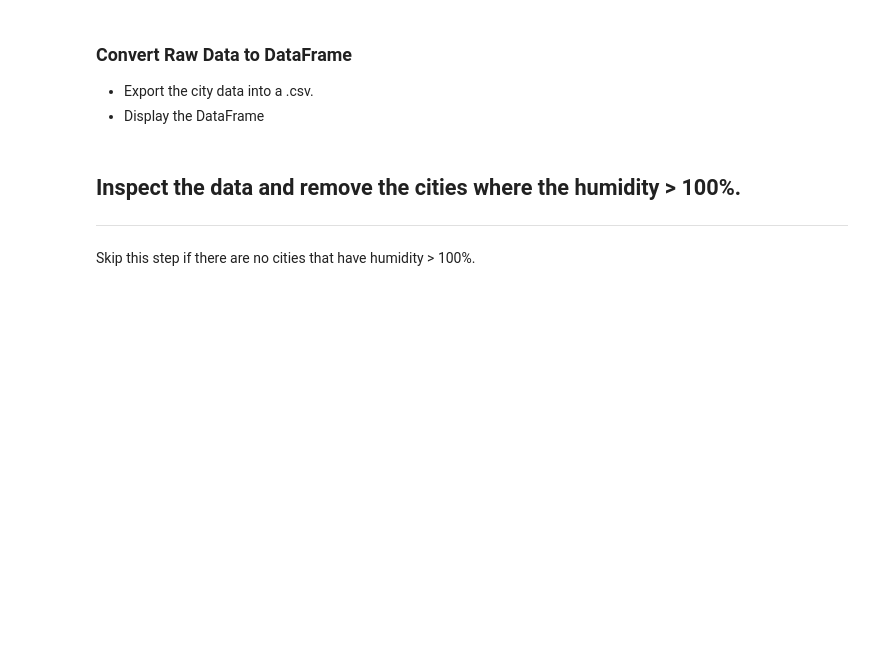
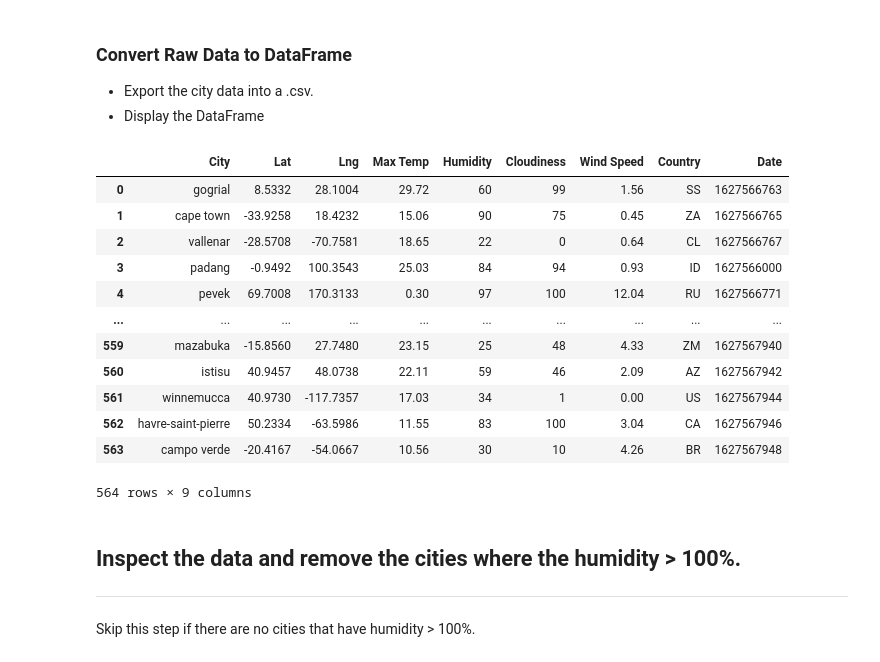
Before and after one commit to johnclos/python-api-challenge, a Jupyter notebook: WeatherPy/WeatherPy-mine.ipynb, the cells around one changed output. Drawn from its saved outputs; the diff is of its cells as text; code cells hidden in the pictures; blank space fills up the shorter version.

```diff
--- a/WeatherPy/WeatherPy-mine.ipynb
+++ b/WeatherPy/WeatherPy-mine.ipynb
@@ -117,20 +117,34 @@ erzin
 # %%
 
 
 city_data_df = pd.DataFrame({'City': filter_cities,
                              'Lat': lat,
                              'Lng': lon,
                              'Max Temp': temp_max,
                              'Humidity': humidity,
                              'Cloudiness': clouds,
                              'Wind Speed': wind_speed,
                              'Country': country,
                              'Date': dt
                              })
 
-city_data_df.to_csv('my_cities.csv')
+city_data_df.to_csv("../output_data/my_cities.csv")
 
 city_data_df
+# %% [output]
+|  | City | Lat | Lng | Max Temp | Humidity | Cloudiness | Wind Speed | Country | Date |
+| 0 | gogrial | 8.5332 | 28.1004 | 29.72 | 60 | 99 | 1.56 | SS | 1627566763 |
+| 1 | cape town | -33.9258 | 18.4232 | 15.06 | 90 | 75 | 0.45 | ZA | 1627566765 |
+| 2 | vallenar | -28.5708 | -70.7581 | 18.65 | 22 | 0 | 0.64 | CL | 1627566767 |
+| 3 | padang | -0.9492 | 100.3543 | 25.03 | 84 | 94 | 0.93 | ID | 1627566000 |
+| 4 | pevek | 69.7008 | 170.3133 | 0.30 | 97 | 100 | 12.04 | RU | 1627566771 |
+| ... | ... | ... | ... | ... | ... | ... | ... | ... | ... |
+| 559 | mazabuka | -15.8560 | 27.7480 | 23.15 | 25 | 48 | 4.33 | ZM | 1627567940 |
+| 560 | istisu | 40.9457 | 48.0738 | 22.11 | 59 | 46 | 2.09 | AZ | 1627567942 |
+| 561 | winnemucca | 40.9730 | -117.7357 | 17.03 | 34 | 1 | 0.00 | US | 1627567944 |
+| 562 | havre-saint-pierre | 50.2334 | -63.5986 | 11.55 | 83 | 100 | 3.04 | CA | 1627567946 |
+| 563 | campo verde | -20.4167 | -54.0667 | 10.56 | 30 | 10 | 4.26 | BR | 1627567948 |
+564 rows × 9 columns
 # %% [markdown]
 ## Inspect the data and remove the cities where the humidity > 100%.
 ----
```
Also changed, not shown: parts of 16 cells of this notebook, 1 other file.
